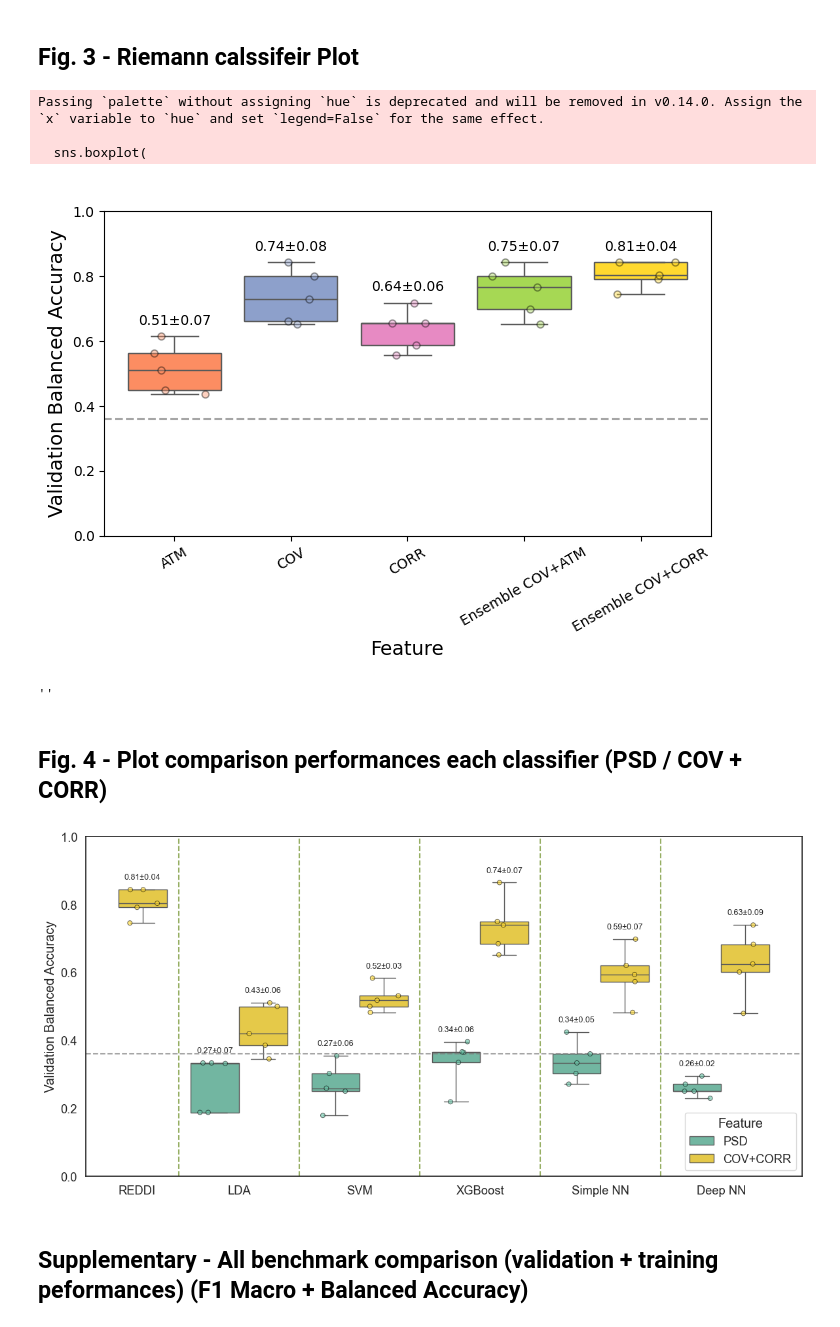
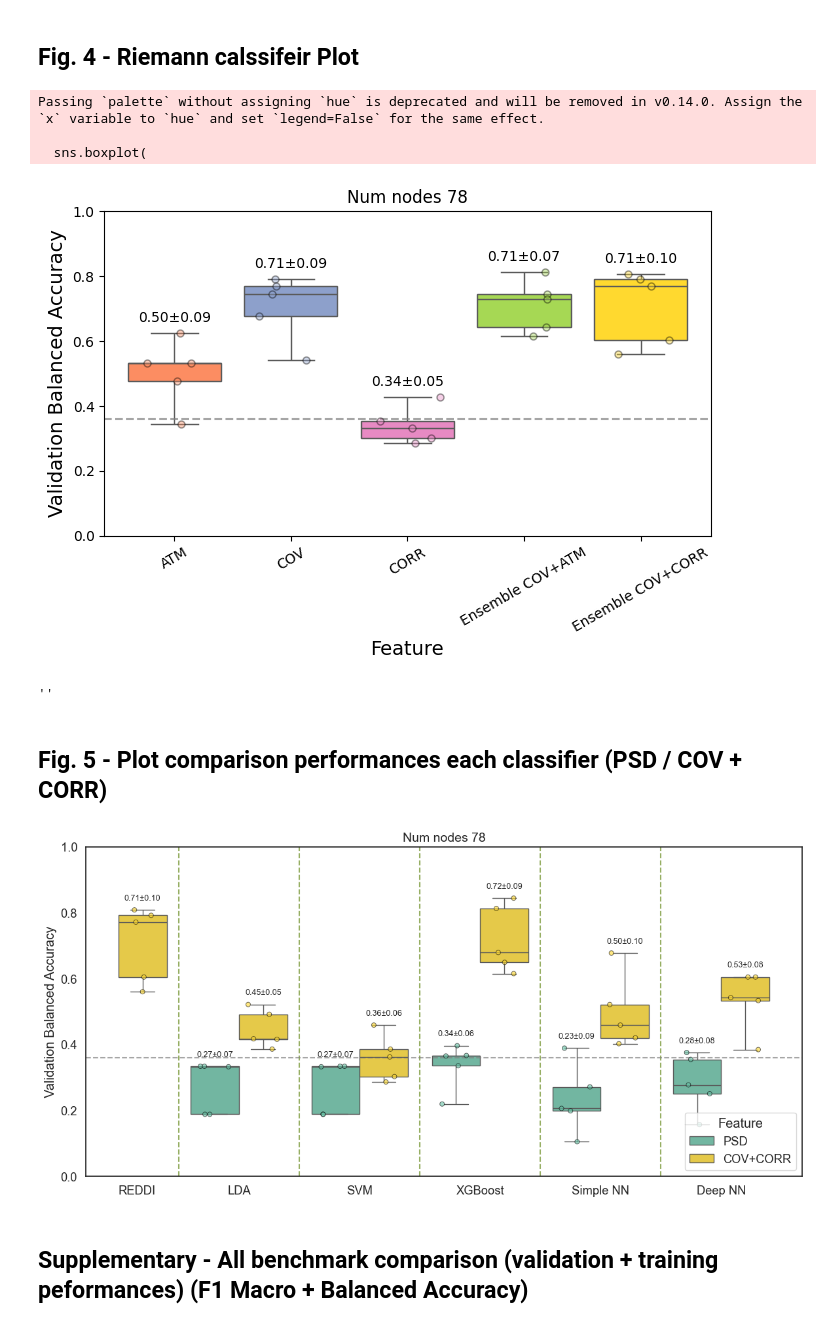
Before and after one commit to mccorsi/REDDI, a Jupyter notebook: Code/Code_for_plots/Plots_benchmark.ipynb, the cells around one changed output. Drawn from its saved outputs; the diff is of its cells as text; code cells hidden in the pictures.

```diff
--- a/Code/Code_for_plots/Plots_benchmark.ipynb
+++ b/Code/Code_for_plots/Plots_benchmark.ipynb
@@ -1,5 +1,5 @@
 # %% [markdown]
-## Fig. 3 - Riemann calssifeir Plot
+## Fig. 4 - Riemann calssifeir Plot
 # %%
 import json
 import numpy as np
@@ -16,15 +16,16 @@ import os
 metric_to_plot = 'balanced_accuracy'     # use 'balanced_accuracy' for bal acc, or 'f1_macro'
 ylabel = 'Balanced Accuracy'             # 'Balanced Accuracy' or 'F1 macro'
 
+nodes = 78
 # Insert the path where Results are stored
-riemann_cov_atm_path = '../../Results/logs/TSClassifier/metrics.json'
-riemann_cov_cc_path = '../../Results/logs/Corr_Mat/TSClassifier/metrics.json'
+riemann_cov_atm_path = f'../../Results_new/num_nodes_{nodes}/logs/TSClassifier/metrics.json'
+riemann_cov_cc_path = f'../../Results_new/num_nodes_{nodes}/logs/Corr_Mat/TSClassifier/metrics.json'
 
 # Folder where to save the Figure produced
 save_folder = "../../Images"
 os.makedirs(save_folder, exist_ok=True)
 # Name of the Figure produced
-savename = 'Balanced_Accuracy_Riemann.png'
+savename = f'Balanced_Accuracy_Riemann_node_{nodes}.png'
 
 
 
@@ -227,6 +228,7 @@ for ax, model_data, title in zip(axes.flat, all_data, model_titles):
     if metric_to_plot == "balanced_accuracy":
         ax.axhline(0.36, color='gray', linestyle='--', linewidth=1.5, alpha=0.7)
 
+plt.title("Num nodes " + str(nodes))
 plt.tight_layout()
 plt.show()
 
@@ -358,10 +360,10 @@ fig2.savefig(f'Images/train_val_{savename}', bbox_inches='tight')
 Passing `palette` without assigning `hue` is deprecated and will be removed in v0.14.0. Assign the `x` variable to `hue` and set `legend=False` for the same effect.
 
   sns.boxplot(
-[figure, old version]
+[figure, new version]
 ''
 # %% [markdown]
-## Fig. 4 - Plot comparison performances each classifier (PSD / COV + CORR)
+## Fig. 5 - Plot comparison performances each classifier (PSD / COV + CORR)
 # %%
 import os
 import json
@@ -379,13 +381,14 @@ ylabel = "Validation Balanced Accuracy"
 xlabel = ""
 
 # Folder where Results are stored
-Results_Folder = '../../Results'
+nodes = 78
+Results_Folder = f'../../Results_new'
 
 # Folder where to save the Figure produced
 save_folder = "../../Images"
 os.makedirs(save_folder, exist_ok=True)
 # Name of the Figure produced
-savename = 'Benchmark_Balanced_Accuracy.png'   # Benchmark_Balanced_Accuracy.png, False (False if no Figure is saved)
+savename = f'Benchmark_Balanced_Accuracy_nodes_{nodes}.png'   # Benchmark_Balanced_Accuracy.png, False (False if no Figure is saved)
 
 
 sns.set(style="white", font_scale=1.2)
@@ -394,29 +397,29 @@ sns.set(style="white", font_scale=1.2)
 CLASSICAL_MODELS = {
     "LDA": {
         "PSD": (f"{Results_Folder}/logs/PSD/LinearDiscriminantAnalysis/metrics.json", "psd_1"),
-        "Ensemble COV+CORR": (f"{Results_Folder}/logs/Corr_Mat/LinearDiscriminantAnalysis/metrics.json", "ensemble"),
+        "Ensemble COV+CORR": (f"{Results_Folder}/num_nodes_{nodes}/logs/Corr_Mat/LinearDiscriminantAnalysis/metrics.json", "ensemble"),
     },
     "SVM": {
         "PSD": (f"{Results_Folder}/logs/PSD/LinearDiscriminantAnalysis/metrics.json", "psd_2"),
-        "Ensemble COV+CORR": (f"{Results_Folder}/logs/Corr_Mat/SVC/metrics.json", "ensemble"),
+        "Ensemble COV+CORR": (f"{Results_Folder}/num_nodes_{nodes}/logs/Corr_Mat/SVC/metrics.json", "ensemble"),
     },
     "XGBoost": {
         "PSD": (f"{Results_Folder}/logs/PSD/XGBClassifier/metrics.json", "psd_1"),
-        "Ensemble COV+CORR": (f"{Results_Folder}/logs/Corr_Mat/XGBClassifier/metrics.json", "ensemble"),
+        "Ensemble COV+CORR": (f"{Results_Folder}/num_nodes_{nodes}/logs/Corr_Mat/XGBClassifier/metrics.json", "ensemble"),
     }
 }
 
 # Riemann paths
 RiemANN_MODEL = {
     "Riemann": {
-    "Ensemble COV+CORR": (f"{Results_Folder}/logs/Corr_Mat/TSClassifier/metrics.json", "ensemble"),
+    "Ensemble COV+CORR": (f"{Results_Folder}/num_nodes_{nodes}/logs/Corr_Mat/TSClassifier/metrics.json", "ensemble"),
     }
 }
 
 
 
 # NN paths
-NN_BASE =  f"{Results_Folder}/NN"
+NN_BASE =  f"{Results_Folder}/num_nodes_{nodes}/NN"
 
 
 if NN_BASE.split("/")[-1]=="logs":
@@ -545,35 +548,35 @@ for i, model in enumerate(order):
 
 new_labels = [
     "REDDI",
     "LDA",
     "SVM",
     "XGBoost",
     "Simple NN",
     "Deep NN",
 ]
 
 
 new_positions = [i for i in range(len(new_labels))]
 new_positions[0]+=0.15
 
 ax.set_xticks(new_positions)
 ax.set_xticklabels(new_labels)
 
 
 
 ax.vlines([0.5,1.5,2.5,3.5,4.5],0,1,linestyles="--",color="olivedrab", alpha=0.7)
 ax.set_ylabel(ylabel)
 ax.set_xlabel(xlabel=xlabel, labelpad=15)
 ax.set_ylim(0, 1)
 if metric == "balanced_accuracy":
     ax.axhline(0.36, color='gray', linestyle='--', linewidth=1.5, alpha=0.7)
-
+plt.title(f"Num nodes {nodes}", fontsize=14)
 plt.tight_layout()
 if savename:
     plt.savefig(f"{save_folder}/{savename}", dpi=300)
 plt.show()
 # %% [output]
-[figure, old version]
+[figure, new version]
 # %% [markdown]
 ## Supplementary - All benchmark comparison (validation + training peformances) (F1 Macro + Balanced Accuracy)
 # %%
```
Also changed, not shown: parts of 1 cell of this notebook, 5 other files.
